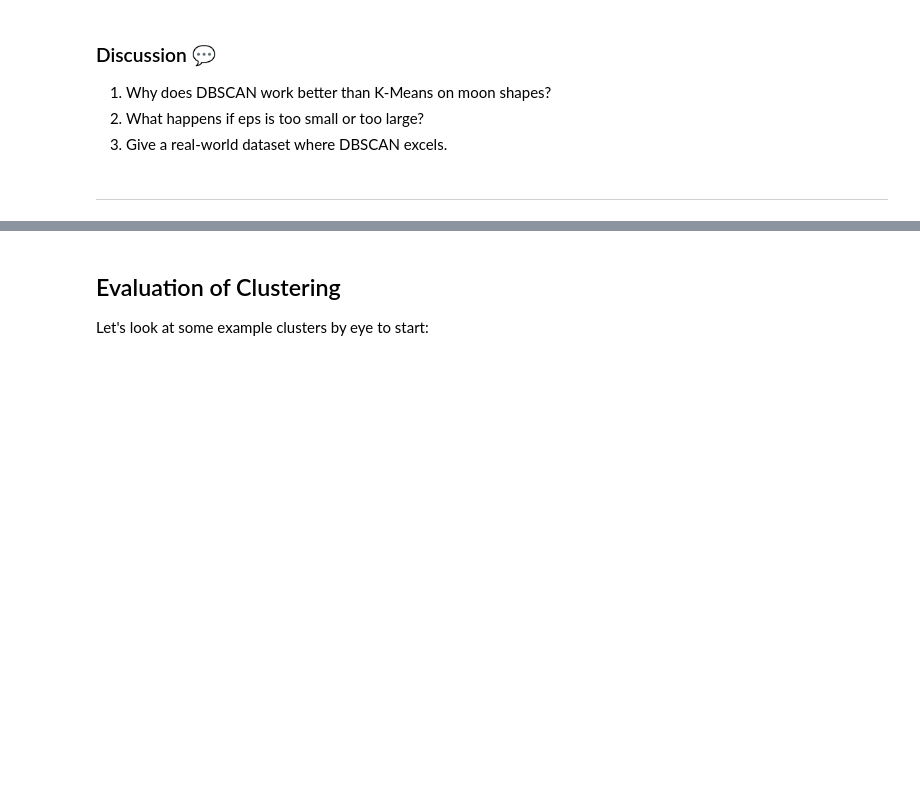
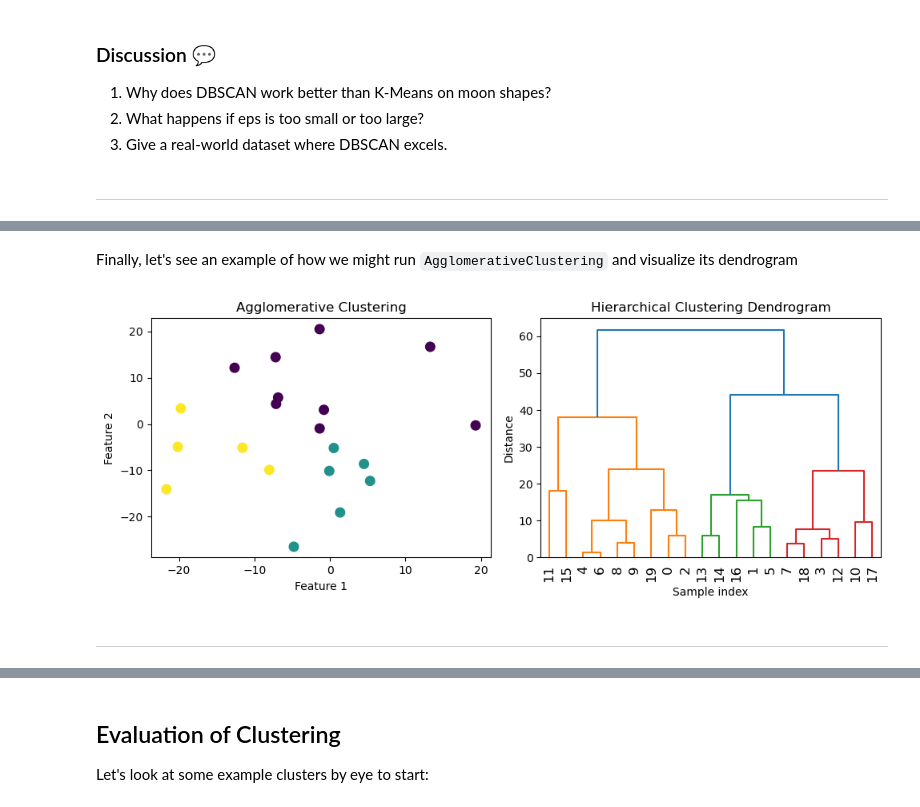
Before and after one commit to willcho5603/bwsi-comp-problem-solving, a Jupyter notebook: mod6_unsupervised_learning/1_types_of_unsupervised_learning.ipynb, the cells around one changed output, grey strips where cells are left out. Cells and saved outputs as stored; diff of their text form; code cells hidden in the pictures; blank space fills up the shorter version.

```diff
--- a/mod6_unsupervised_learning/1_types_of_unsupervised_learning.ipynb
+++ b/mod6_unsupervised_learning/1_types_of_unsupervised_learning.ipynb
@@ -186,0 +188,18 @@ Hierarchical clustering builds a **tree-like structure** called a dendrogram.
+# %%
+# HELPER FUNCTION TO PLOT DENDROGRAM
+def plot_dendrogram(agglo_model, **kwargs):
+    counts = np.zeros(agglo_model.children_.shape[0])
+    n_samples = len(agglo_model.labels_)
+
+    for i, merge in enumerate(agglo_model.children_):
+        current_count = 0
+        for child_idx in merge:
+            if child_idx < n_samples:
+                current_count += 1
+            else:
+                current_count += counts[child_idx - n_samples]
+        counts[i] = current_count
+
+    linkage_matrix = np.column_stack(
+        [agglo_model.children_, agglo_model.distances_, counts]).astype(float)
+    dendrogram(linkage_matrix, **kwargs)
@@ -197 +239,37 @@ Average linkage gives a balanced view of cluster similarity by looking at *all*
+# %% [markdown]
+Finally, let's see an example of how we might run `AgglomerativeClustering` and visualize its dendrogram
+# %%
+# make small set of noisy data
+X, _ = make_blobs(n_samples=20, centers=3, cluster_std=10, random_state=42)
+
+# init model to predict labels
+clustering = AgglomerativeClustering(n_clusters=3)
+labels = clustering.fit_predict(X)
+
+# dummy model for dendrogram
+agg = AgglomerativeClustering(distance_threshold=0, n_clusters=None)
+agg.fit(X)
+
+# make figure and subplots
+fig, (ax1, ax2) = plt.subplots(1, 2, figsize=(10, 4), tight_layout=True)
+
+# plot output labels on first axis
+ax1.scatter(X[:, 0], X[:, 1], c=labels, cmap='viridis', s=70)
+ax1.set_title("Agglomerative Clustering")
+ax1.set_xlabel("Feature 1")
+ax1.set_ylabel("Feature 2")
+
+# plot dendrogram on second axis
+plt.sca(ax2)
+plot_dendrogram(agg, truncate_mode='level', p=5)
+plt.title("Hierarchical Clustering Dendrogram")
+plt.xlabel("Sample index")
+plt.ylabel("Distance")
+plt.xticks(rotation = 90)
+
+plt.show()
+# %% [output]
+[figure, added]
+# %% [markdown]
+----
 # %% [markdown]
```
Also changed, not shown: parts of 19 cells of this notebook.
